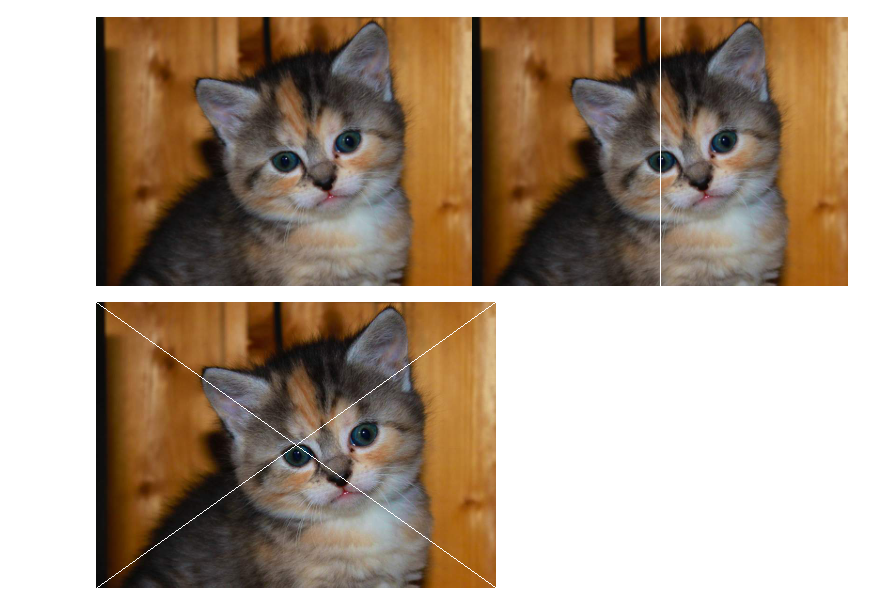
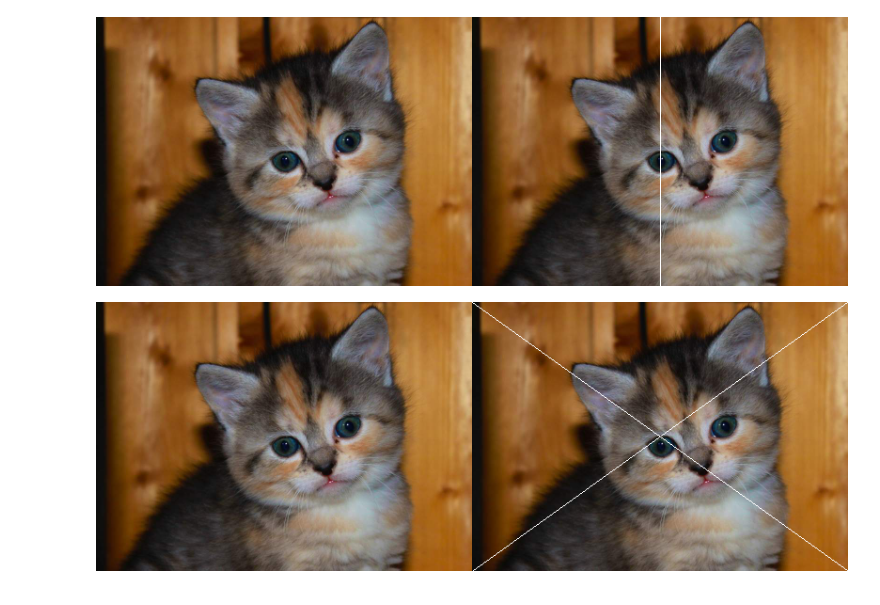
Before and after one commit to un-ro/PCVK_Genap_2021, a Jupyter notebook: Week1.ipynb, the cells around one changed output. Saved outputs shown, nothing was run; the diff lists cells and outputs as text; code cells hidden in the pictures.

```diff
--- a/Week1.ipynb
+++ b/Week1.ipynb
@@ -66,12 +66,13 @@ cv2_imshow(final_frame)
 # %%
 # 2. Silang
 image_2 = cv.cvtColor(image, cv.COLOR_BGR2RGB)
 image_3 = cv.cvtColor(image, cv.COLOR_BGR2RGB)
 
 # Kiri ke Kanan
-image_3 = cv.line(image_2, (0,0), (400, 286), (255, 255, 255), 1)
+cv.line(image_3, (0,0), (400, 286), (255, 255, 255), 1)
 # Kanan ke Kiri
-image_3 = cv.line(image_2, (400,0), (0, 286), (255, 255, 255), 1)
-cv2_imshow(image_3)
+cv.line(image_3, (400,0), (0, 286), (255, 255, 255), 1)
+final_frame = cv.hconcat((image_2, image_3))
+cv2_imshow(final_frame)
 # %% [output]
-[figure, old version]
+[figure, new version]
```
Also changed, not shown: parts of 1 cell of this notebook.
